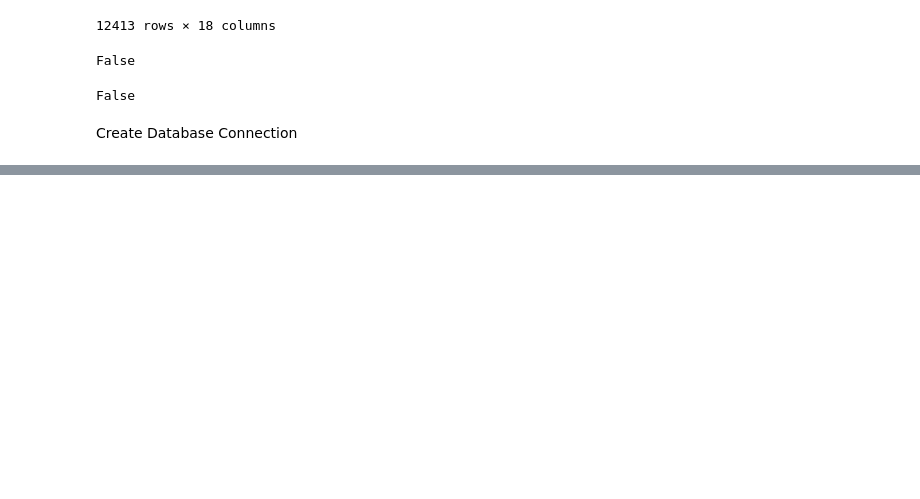
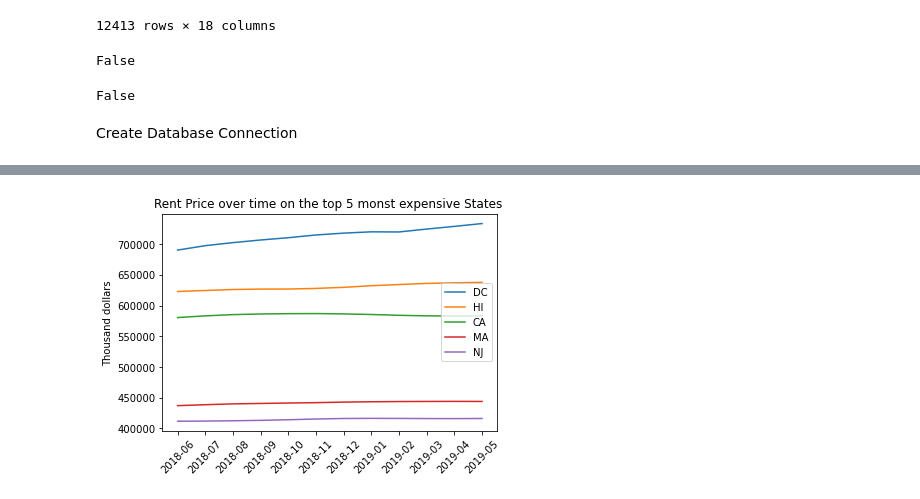
Before and after one commit to Andrewsr220a/CT_Houseing_Project2, a Jupyter notebook: NewDatasets/HouseHunters_N1.ipynb, the cells around one changed output, grey strips where cells are left out. Cells and saved outputs as stored; diff of their text form; code cells hidden in the pictures; blank space fills up the shorter version.

```diff
--- a/NewDatasets/HouseHunters_N1.ipynb
+++ b/NewDatasets/HouseHunters_N1.ipynb
@@ -179,0 +318,4 @@ pd.read_sql_query('select * from sfhomerental', con=engine).head()
+# %%
+#top5mean= pd.read_sql_query('select * from sfhomesales', con=engine).groupby('State').mean().head(5)
+#top5rent=mortagetable.sort_values('Average Rent', ascending=False).head(5)
+mean= pd.read_sql_query('select * from sfhomesales', con=engine).groupby('State').mean()
@@ -179,0 +343,3 @@ pd.read_sql_query('select * from sfhomerental', con=engine).head()
+# %%
+top5mean=mean.sort_values('Average Sale',ascending=False).head(5)
+#top5rent=mortagetable.sort_values('Average Rent', ascending=False).head(5)
@@ -179,0 +356,22 @@ pd.read_sql_query('select * from sfhomerental', con=engine).head()
+# %%
+# Plot AK
+x = ['2018-06','2018-07','2018-08','2018-09','2018-10','2018-11','2018-12','2019-01','2019-02','2019-03','2019-04','2019-05']
+yDC = top5mean.iloc[[0]][x].values[0].tolist()
+yHI = top5mean.iloc[[1]][x].values[0].tolist()
+yCA = top5mean.iloc[[2]][x].values[0].tolist()
+yMA = top5mean.iloc[[3]][x].values[0].tolist()
+yNJ = top5mean.iloc[[4]][x].values[0].tolist()
+
+plt.plot(x,yDC)
+plt.plot(x,yHI)
+plt.plot(x,yCA)
+plt.plot(x,yMA)
+plt.plot(x,yNJ)
+plt.xticks(rotation = 45)
+plt.legend(['DC', 'HI','CA','MA','NJ'])
+plt.ylabel("Thousand dollars")
+plt.title("Rent Price over time on the top 5 monst expensive States ")
+plt.savefig("/Users/karlarobles/House_Hunters_Project2/ImagesHouseHunters/Top5States.png")
+plt.show()
+# %% [output]
+[figure, added]
```
Also changed, not shown: parts of 14 cells of this notebook, 6 other files.
